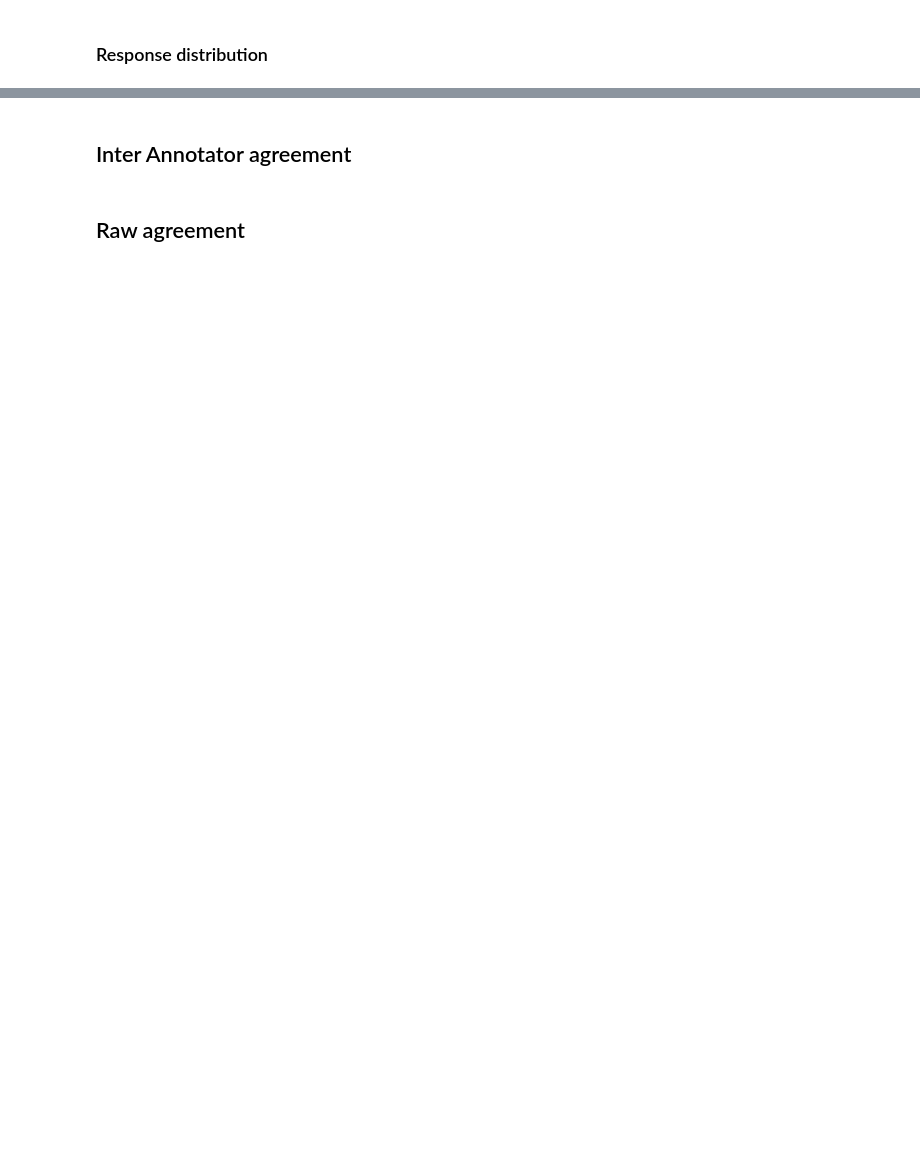
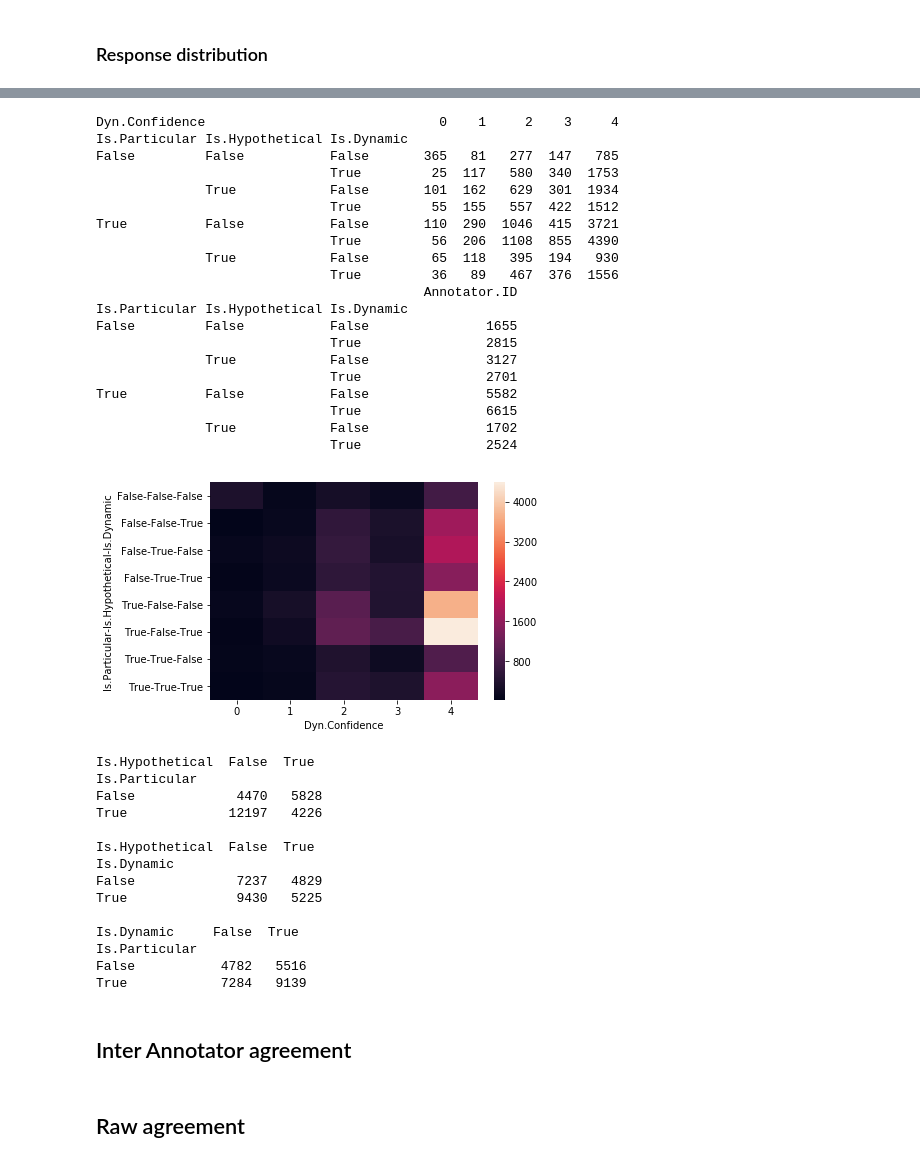
Before and after one commit to mdheller/factslab-protocols, a Jupyter notebook: genericity_protocol/analysis/pred_analysis.ipynb, the cells around one changed output, grey strips where cells are left out. Cells and saved outputs as stored; diff of their text form; code cells hidden in the pictures; blank space fills up the shorter version.

```diff
--- a/genericity_protocol/analysis/pred_analysis.ipynb
+++ b/genericity_protocol/analysis/pred_analysis.ipynb
@@ -156,3 +45,59 @@ plt.show()
+# %%
+print(data.pivot_table(index=['Is.Particular', 'Is.Hypothetical', 'Is.Dynamic'],
+                       columns='Dyn.Confidence',
+                       values='Annotator.ID', aggfunc=len))
+print(data.pivot_table(index=['Is.Particular', 'Is.Hypothetical', 'Is.Dynamic'],
+                       values='Annotator.ID', aggfunc=len))
+sns.heatmap(data.pivot_table(index=['Is.Particular', 'Is.Hypothetical', 'Is.Dynamic'],
+                             columns='Dyn.Confidence',
+                             values='Annotator.ID', aggfunc=len).fillna(0))
+plt.show()
+
+print(data.pivot_table(index='Is.Particular',
+                             columns='Is.Hypothetical',
+                             values='Annotator.ID', aggfunc=len), "\n")
+print(data.pivot_table(index='Is.Dynamic',
+                             columns='Is.Hypothetical',
+                             values='Annotator.ID', aggfunc=len), "\n")
+print(data.pivot_table(index='Is.Particular',
+                             columns='Is.Dynamic',
+                             values='Annotator.ID', aggfunc=len), "\n")
+# %% [output]
+Dyn.Confidence                              0    1     2    3     4
+Is.Particular Is.Hypothetical Is.Dynamic
+False         False           False       365   81   277  147   785
+                              True         25  117   580  340  1753
+              True            False       101  162   629  301  1934
+                              True         55  155   557  422  1512
+True          False           False       110  290  1046  415  3721
+                              True         56  206  1108  855  4390
+              True            False        65  118   395  194   930
+                              True         36   89   467  376  1556
+                                          Annotator.ID
+Is.Particular Is.Hypothetical Is.Dynamic
+False         False           False               1655
+                              True                2815
+              True            False               3127
+                              True                2701
+True          False           False               5582
+                              True                6615
+              True            False               1702
+                              True                2524
+[figure, added]
+Is.Hypothetical  False  True
+Is.Particular
+False             4470   5828
+True             12197   4226
+
+Is.Hypothetical  False  True
+Is.Dynamic
+False             7237   4829
+True              9430   5225
+
+Is.Dynamic     False  True
+Is.Particular
+False           4782   5516
+True            7284   9139
 # %% [markdown]
 ## Inter Annotator agreement
 # %% [markdown]
```
Also changed, not shown: parts of 8 cells of this notebook.
